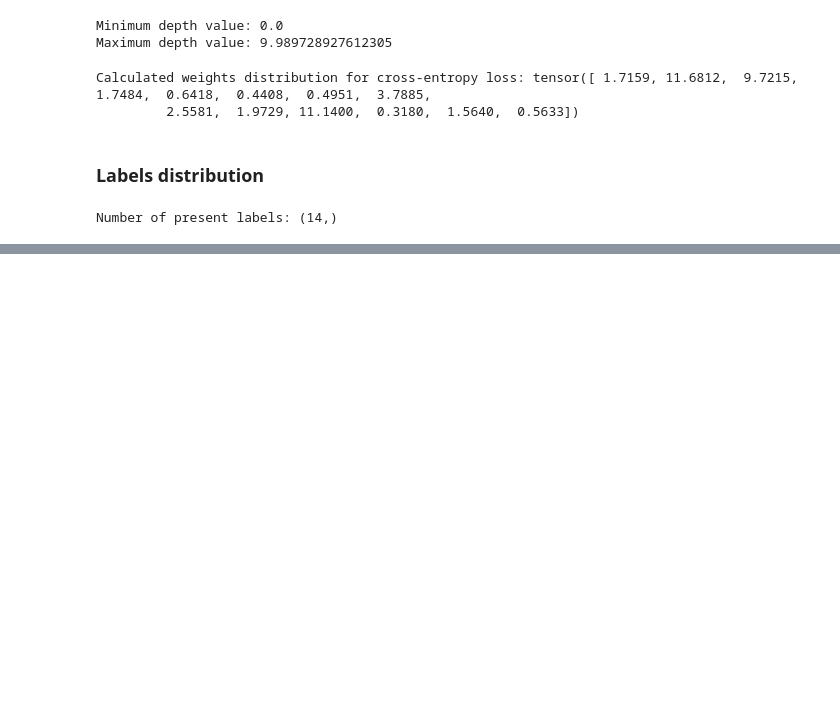
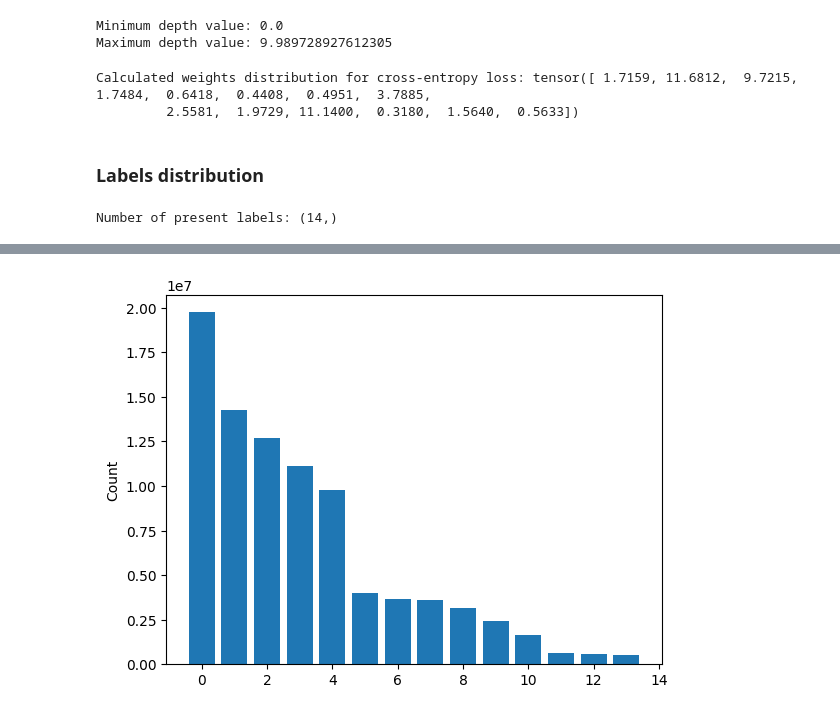
Before and after one commit to DanielPM98/MTL_GuideDepth, a Jupyter notebook: nyuv2_13class.ipynb, the cells around one changed output, grey strips where cells are left out. Cells and saved outputs as stored; diff of their text form; code cells hidden in the pictures; blank space fills up the shorter version.

```diff
--- a/nyuv2_13class.ipynb
+++ b/nyuv2_13class.ipynb
@@ -187,0 +193,8 @@ plt.show()
+# %%
+labels_ordered = np.sort(label_frequency)[::-1]
+plt.bar(np.arange(0, len(labels_ordered)), labels_ordered)
+plt.ylabel('Count')
+
+plt.show()
+# %% [output]
+[figure, added]
```
Also changed, not shown: parts of 2 cells of this notebook, 20 other files.
